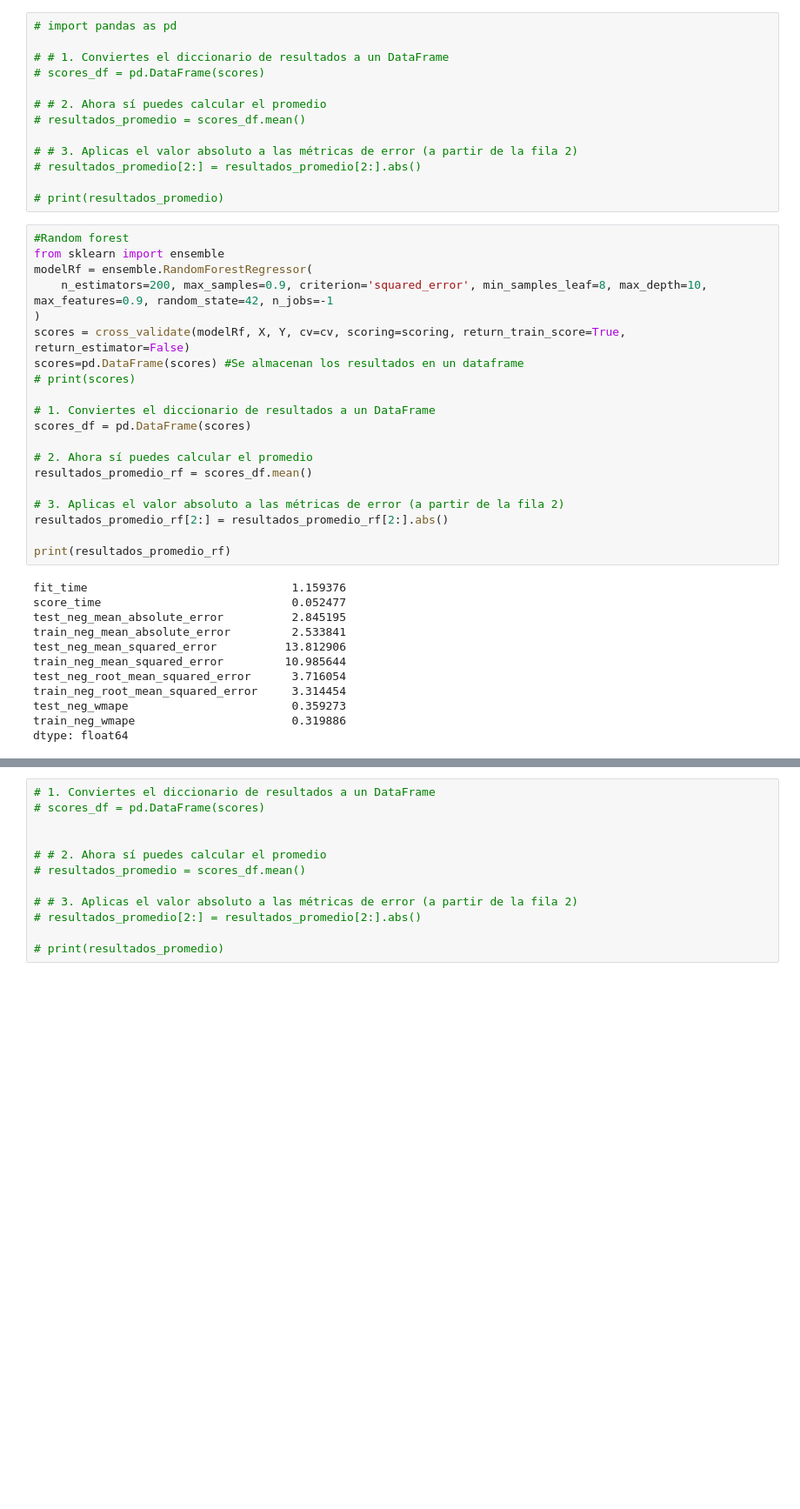
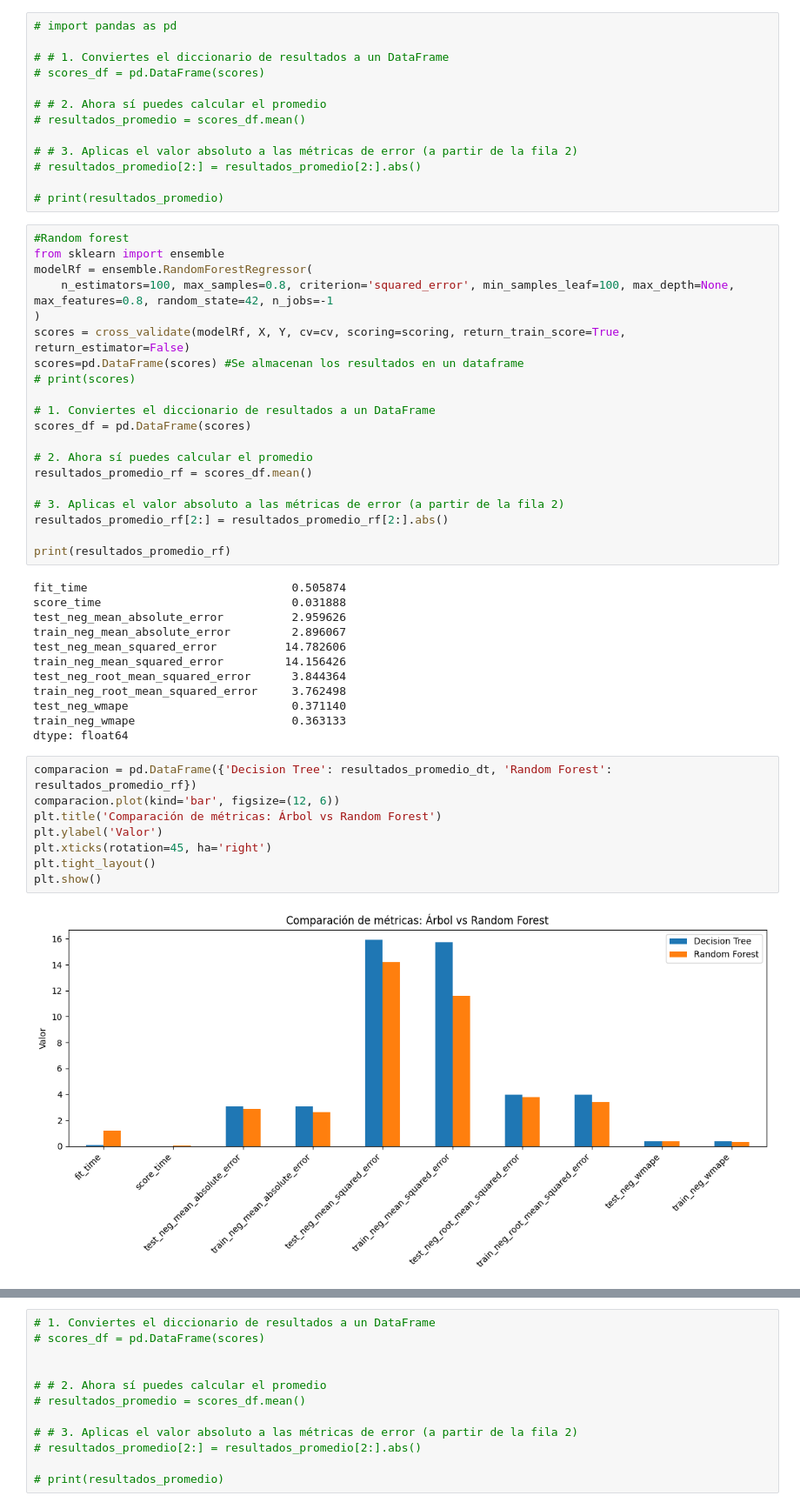
Before and after one commit to mandresblanco/UPB-Proyecto-ecommerce, a Jupyter notebook: regresion_olist_ecommerce.ipynb, the cells around one changed output, grey strips where cells are left out. Shown at 87% size. Drawn from its saved outputs; the diff is of its cells as text; blank space fills up the shorter version.

```diff
--- a/regresion_olist_ecommerce.ipynb
+++ b/regresion_olist_ecommerce.ipynb
@@ -312,7 +380,7 @@ dtype: float64
 #Random forest
 from sklearn import ensemble
 modelRf = ensemble.RandomForestRegressor(
-    n_estimators=200, max_samples=0.9, criterion='squared_error', min_samples_leaf=8, max_depth=10, max_features=0.9, random_state=42, n_jobs=-1
+    n_estimators=100, max_samples=0.8, criterion='squared_error', min_samples_leaf=100, max_depth=None, max_features=0.8, random_state=42, n_jobs=-1
 )
 scores = cross_validate(modelRf, X, Y, cv=cv, scoring=scoring, return_train_score=True, return_estimator=False)
 scores=pd.DataFrame(scores) #Se almacenan los resultados en un dataframe
@@ -329,14 +397,24 @@ resultados_promedio_rf[2:] = resultados_promedio_rf[2:].abs()
 
 print(resultados_promedio_rf)
 # %% [output]
-fit_time                              1.159376
-score_time                            0.052477
-test_neg_mean_absolute_error          2.845195
-train_neg_mean_absolute_error         2.533841
-test_neg_mean_squared_error          13.812906
-train_neg_mean_squared_error         10.985644
-test_neg_root_mean_squared_error      3.716054
-train_neg_root_mean_squared_error     3.314454
-test_neg_wmape                        0.359273
-train_neg_wmape                       0.319886
+fit_time                              0.505874
+score_time                            0.031888
+test_neg_mean_absolute_error          2.959626
+train_neg_mean_absolute_error         2.896067
+test_neg_mean_squared_error          14.782606
+train_neg_mean_squared_error         14.156426
+test_neg_root_mean_squared_error      3.844364
+train_neg_root_mean_squared_error     3.762498
+test_neg_wmape                        0.371140
+train_neg_wmape                       0.363133
 dtype: float64
+# %%
+comparacion = pd.DataFrame({'Decision Tree': resultados_promedio_dt, 'Random Forest': resultados_promedio_rf})
+comparacion.plot(kind='bar', figsize=(12, 6))
+plt.title('Comparación de métricas: Árbol vs Random Forest')
+plt.ylabel('Valor')
+plt.xticks(rotation=45, ha='right')
+plt.tight_layout()
+plt.show()
+# %% [output]
+[figure, added]
```
Also changed, not shown: parts of 27 cells of this notebook, 18 other files.
